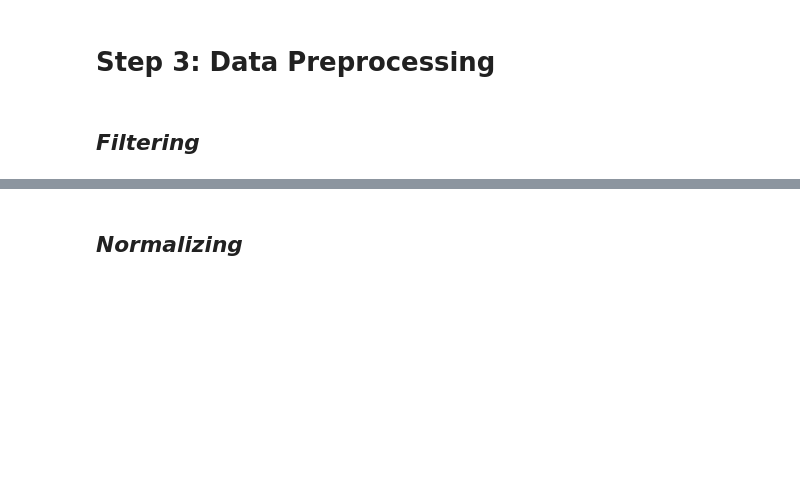
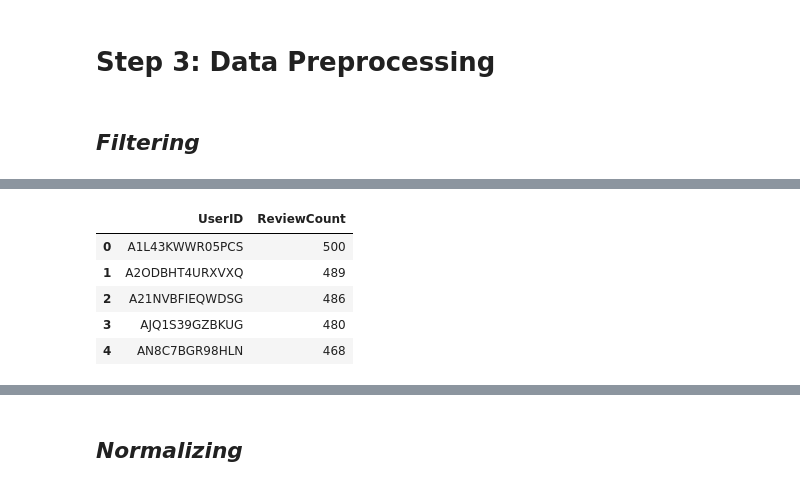
Before and after one commit to BaoPhuc1311/BookRecommender, a Jupyter notebook: notebook/main.ipynb, the cells around one changed output, grey strips where cells are left out. Saved outputs shown, nothing was run; the diff lists cells and outputs as text; code cells hidden in the pictures; blank space fills up the shorter version.

```diff
--- a/notebook/main.ipynb
+++ b/notebook/main.ipynb
@@ -99,4 +110,16 @@ Number of unique books: 216023
 Number of unique ratings: 5
+# %%
+user_review_counts = df_filter["UserID"].value_counts()
+user_review_counts_df = user_review_counts.reset_index()
+user_review_counts_df.columns = ["UserID", "ReviewCount"]
+user_review_counts_df.head()
+# %% [output]
+|  | UserID | ReviewCount |
+| 0 | A1L43KWWR05PCS | 500 |
+| 1 | A2ODBHT4URXVXQ | 489 |
+| 2 | A21NVBFIEQWDSG | 486 |
+| 3 | AJQ1S39GZBKUG | 480 |
+| 4 | AN8C7BGR98HLN | 468 |
 # %%
 user_count = df_filter["UserID"].value_counts(ascending=True, normalize=True)
 book_count = df_filter["BookID"].value_counts(ascending=True, normalize=True)
```
Also changed, not shown: parts of 17 cells of this notebook, 2 other files.
